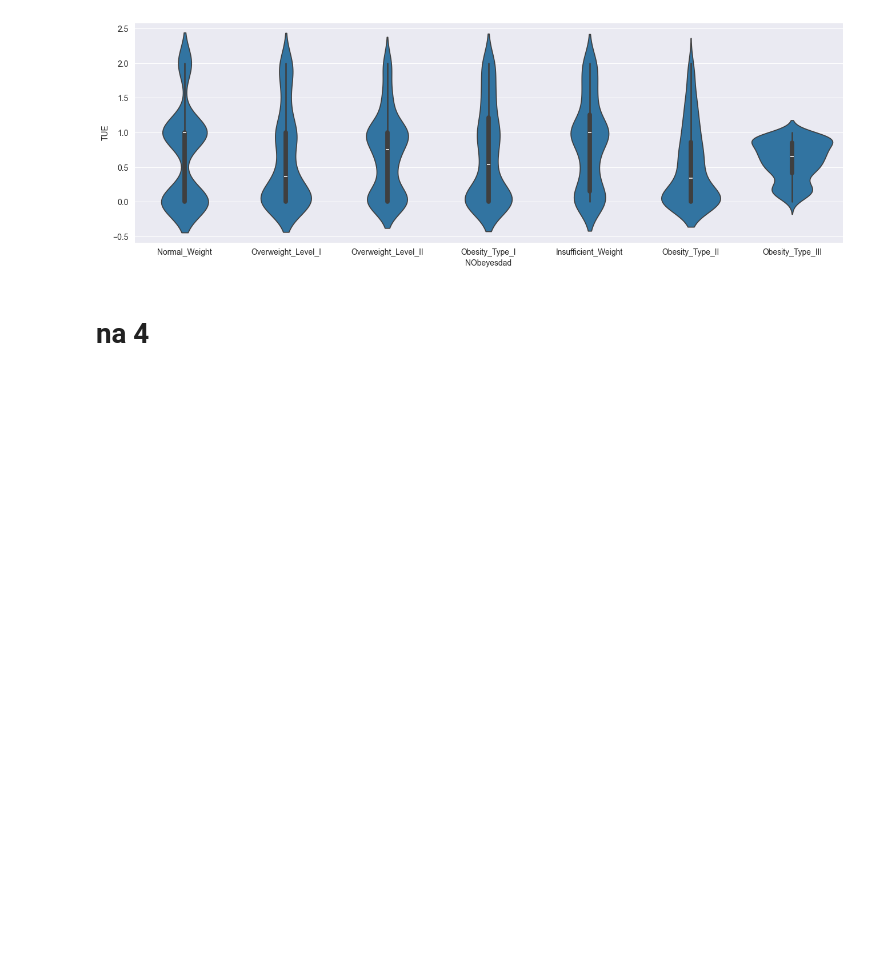
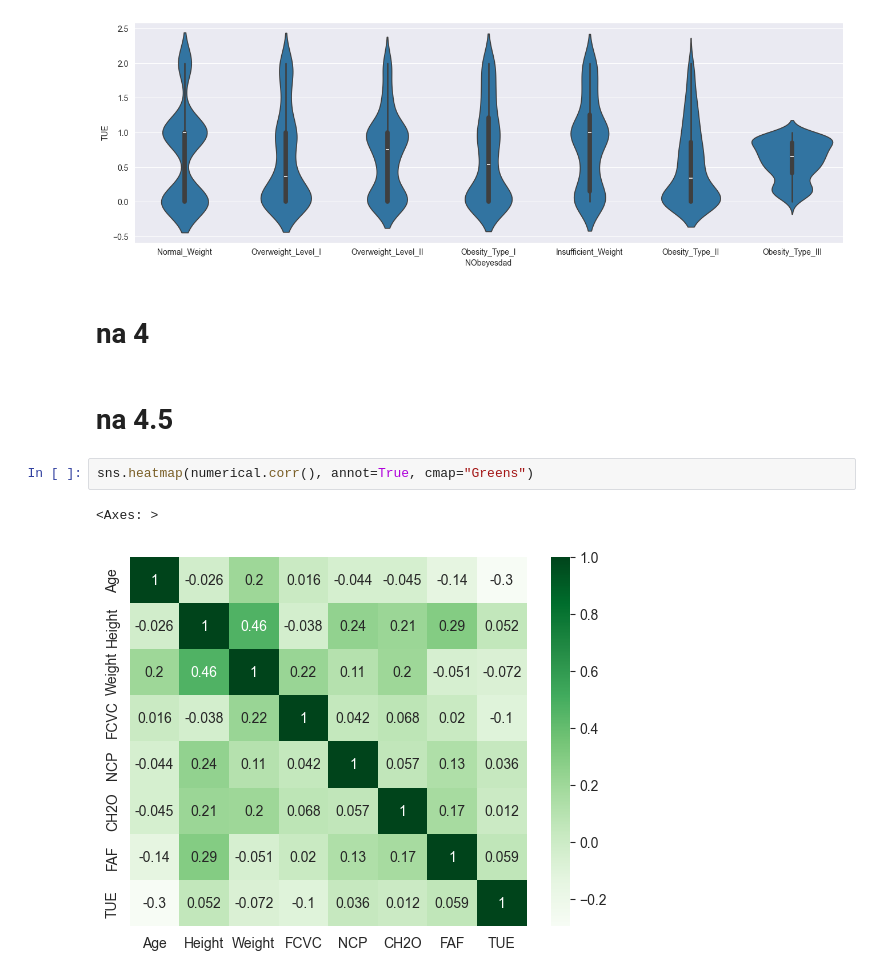
Before and after one commit to DawidWyskwarski/MSID-projekt, a Jupyter notebook: data_analysis_notebook.ipynb, the cells around one changed output. Drawn from its saved outputs; the diff is of its cells as text; blank space fills up the shorter version.

Commit message:
correlation heatmap

```diff
--- a/data_analysis_notebook.ipynb
+++ b/data_analysis_notebook.ipynb
@@ -103,3 +103,10 @@ for col in numerical:
 [figure]
 # %% [markdown]
 # na 4
+# %% [markdown]
+# na 4.5
+# %%
+sns.heatmap(numerical.corr(), annot=True, cmap="Greens")
+# %% [output]
+<Axes: >
+[figure, added]
```
Also changed, not shown: 1 other file.
